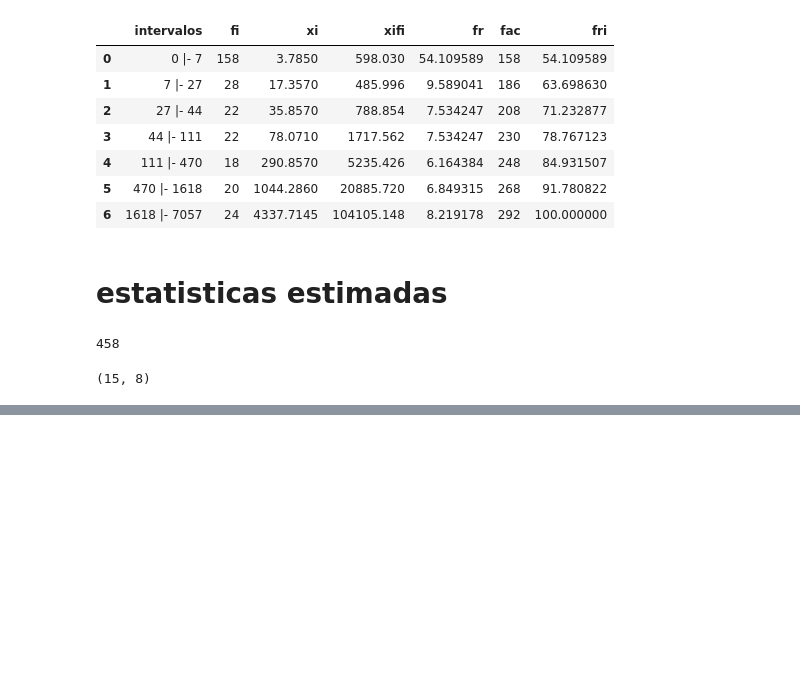
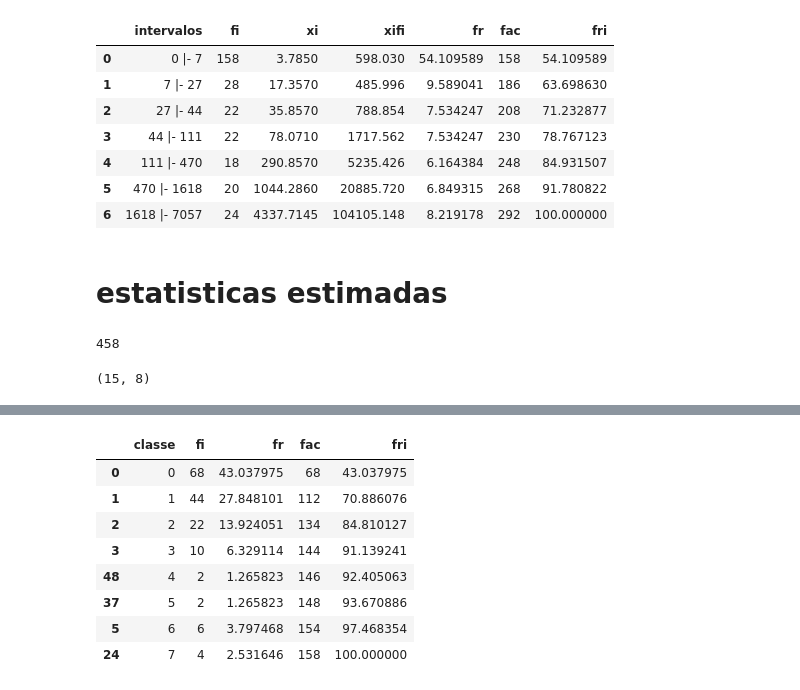
Before and after one commit to 0kauaa/projeto-integrador-I, a Jupyter notebook: notebooks/5_delta_freq.ipynb, the cells around one changed output, grey strips where cells are left out. Saved outputs shown, nothing was run; the diff lists cells and outputs as text; code cells hidden in the pictures; blank space fills up the shorter version.

Commit message:
add tabela de frequencia focada na primeira semana

```diff
--- a/notebooks/5_delta_freq.ipynb
+++ b/notebooks/5_delta_freq.ipynb
@@ -168,0 +170,6 @@ mean_mounth, mean_days
+# %%
+# ocorrencias notificadas dentro da primeira semana (até 7 dias)
+week = delta[delta['delta'] <= 7].sort_values(by='delta')
+week = week.drop(columns='classe')
+week = week.rename(columns={'delta' : 'classe'})
+week
@@ -168,0 +186,4 @@ mean_mounth, mean_days
+# %%
+# frequência de cada intervalo (fi)
+week = week.rename(columns={'count' : 'fi'})
+week
@@ -168,0 +200,5 @@ mean_mounth, mean_days
+# %%
+# frequencia relativa (fr)
+week_total = week['fi'].sum()
+week['fr'] = week['fi'] / week_total * 100
+week
@@ -168,0 +215,4 @@ mean_mounth, mean_days
+# %%
+# frequencia acumulada absoluta (fac)
+week['fac'] = week['fi'].cumsum()
+week
@@ -168,0 +229,14 @@ mean_mounth, mean_days
+# %%
+# frequencia relativa acumulada (fri)
+week['fri'] = week['fr'].cumsum()
+week
+# %% [output]
+|  | classe | fi | fr | fac | fri |
+| 0 | 0 | 68 | 43.037975 | 68 | 43.037975 |
+| 1 | 1 | 44 | 27.848101 | 112 | 70.886076 |
+| 2 | 2 | 22 | 13.924051 | 134 | 84.810127 |
+| 3 | 3 | 10 | 6.329114 | 144 | 91.139241 |
+| 48 | 4 | 2 | 1.265823 | 146 | 92.405063 |
+| 37 | 5 | 2 | 1.265823 | 148 | 93.670886 |
+| 5 | 6 | 6 | 3.797468 | 154 | 97.468354 |
+| 24 | 7 | 4 | 2.531646 | 158 | 100.000000 |
```
Also changed, not shown: parts of 7 cells of this notebook, 2 other files.
